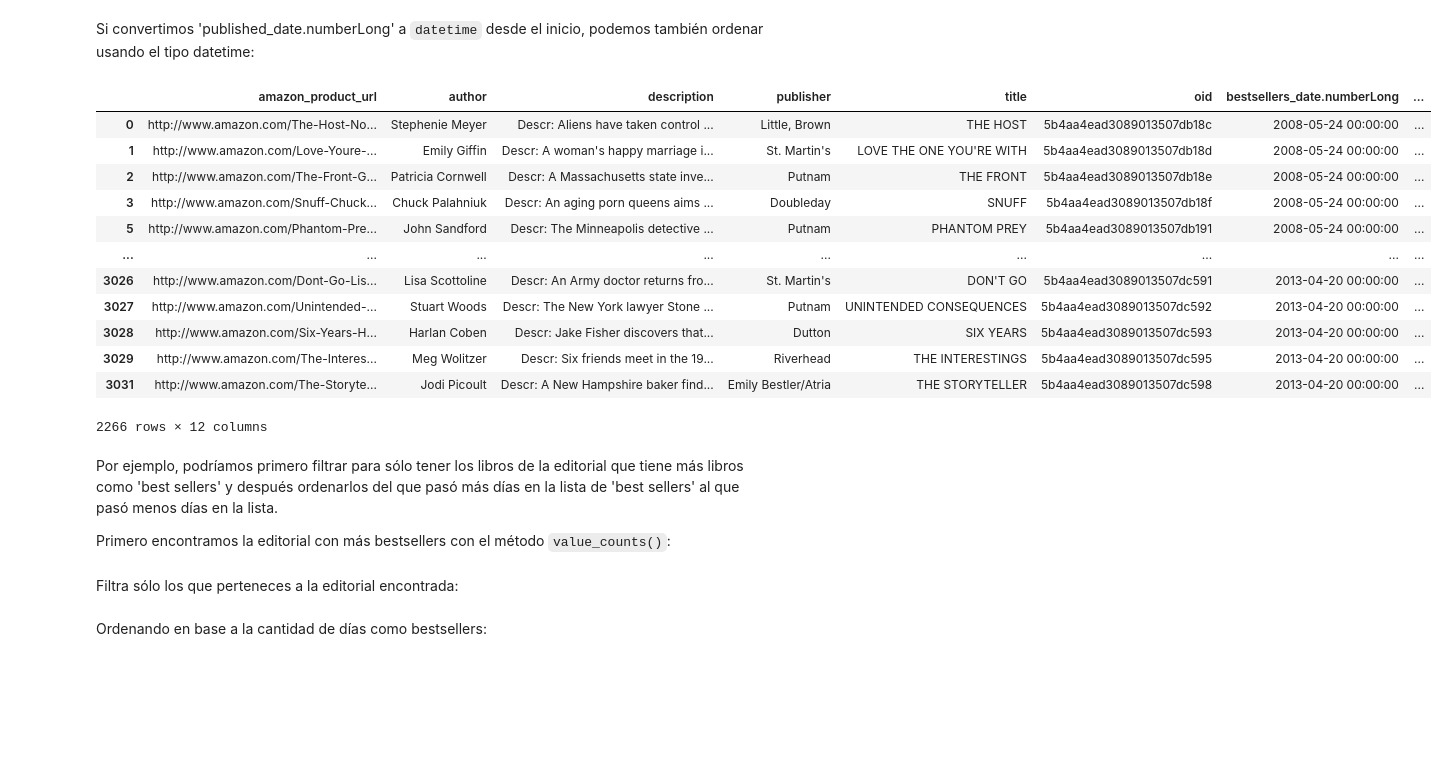
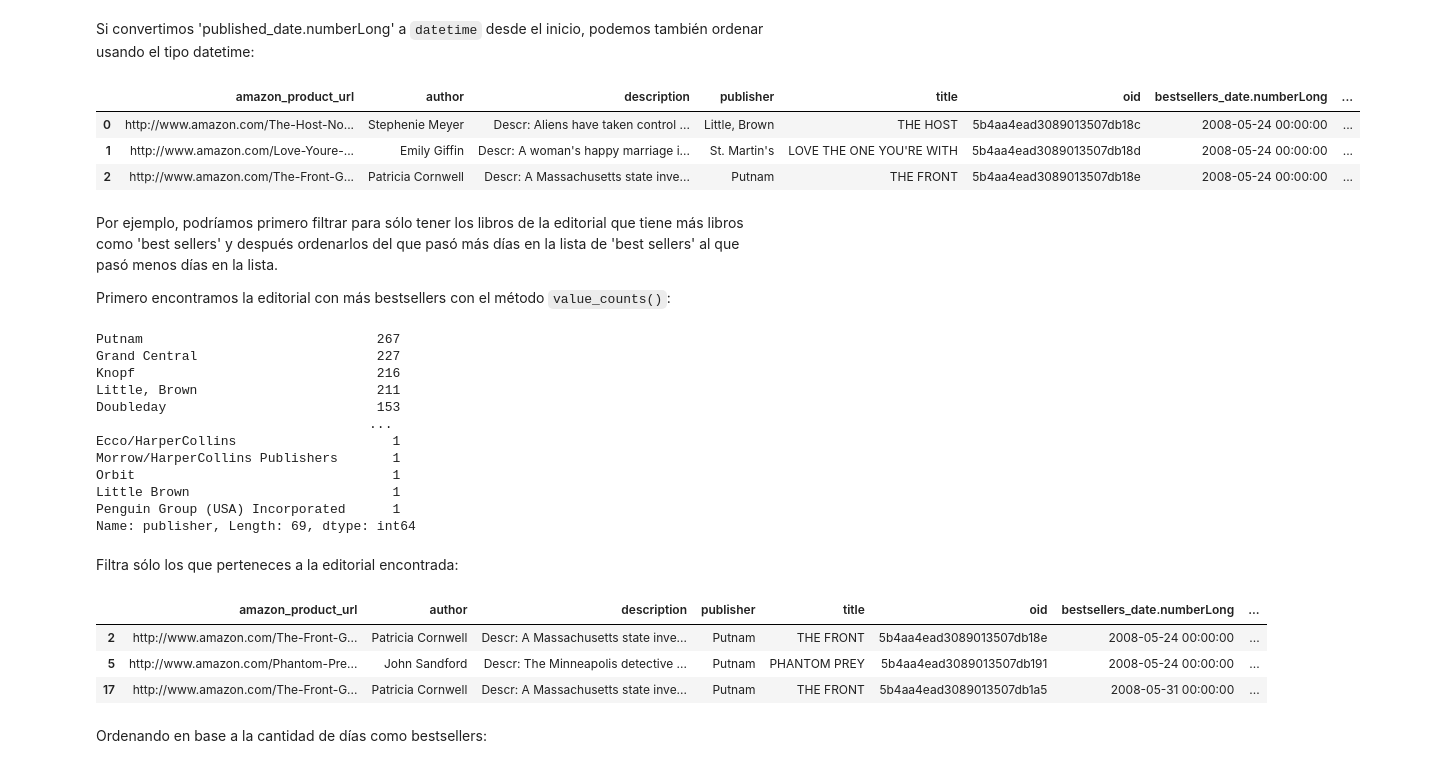
Before and after one commit to rctorr/data-analisis-cdmx-20-05, a Jupyter notebook: Sesion-07/Ejemplo-06/sort.ipynb, the cells around one changed output. Cells and saved outputs as stored; diff of their text form; code cells hidden in the pictures; blank space fills up the shorter version.

```diff
--- a/Sesion-07/Ejemplo-06/sort.ipynb
+++ b/Sesion-07/Ejemplo-06/sort.ipynb
@@ -65,28 +72,34 @@ ordenado_por_fecha[["amazon_product_url", "published_date.numberLong"]]
 # %% [markdown]
 Si convertimos 'published_date.numberLong' a `datetime` desde el inicio, podemos también ordenar usando el tipo datetime:
 # %%
-df['published_date.numberLong'] = pd.to_datetime(df['published_date.numberLong'], unit='ms')
+df['published_date.numberLong'] = pd.to_datetime(
+    df['published_date.numberLong'], unit='ms')
 # %%
-df.sort_values('published_date.numberLong', ascending=True)
+df.sort_values('published_date.numberLong').head(3)
 # %% [output]
 |  | amazon_product_url | author | description | publisher | title | oid | bestsellers_date.numberLong | ... |
 | 0 | http://www.amazon.com/The-Host-No... | Stephenie Meyer | Descr: Aliens have taken control ... | Little, Brown | THE HOST | 5b4aa4ead3089013507db18c | 2008-05-24 00:00:00 | ... |
 | 1 | http://www.amazon.com/Love-Youre-... | Emily Giffin | Descr: A woman's happy marriage i... | St. Martin's | LOVE THE ONE YOU'RE WITH | 5b4aa4ead3089013507db18d | 2008-05-24 00:00:00 | ... |
 | 2 | http://www.amazon.com/The-Front-G... | Patricia Cornwell | Descr: A Massachusetts state inve... | Putnam | THE FRONT | 5b4aa4ead3089013507db18e | 2008-05-24 00:00:00 | ... |
-| 3 | http://www.amazon.com/Snuff-Chuck... | Chuck Palahniuk | Descr: An aging porn queens aims ... | Doubleday | SNUFF | 5b4aa4ead3089013507db18f | 2008-05-24 00:00:00 | ... |
-| 5 | http://www.amazon.com/Phantom-Pre... | John Sandford | Descr: The Minneapolis detective ... | Putnam | PHANTOM PREY | 5b4aa4ead3089013507db191 | 2008-05-24 00:00:00 | ... |
-| ... | ... | ... | ... | ... | ... | ... | ... | ... |
-| 3026 | http://www.amazon.com/Dont-Go-Lis... | Lisa Scottoline | Descr: An Army doctor returns fro... | St. Martin's | DON'T GO | 5b4aa4ead3089013507dc591 | 2013-04-20 00:00:00 | ... |
-| 3027 | http://www.amazon.com/Unintended-... | Stuart Woods | Descr: The New York lawyer Stone ... | Putnam | UNINTENDED CONSEQUENCES | 5b4aa4ead3089013507dc592 | 2013-04-20 00:00:00 | ... |
-| 3028 | http://www.amazon.com/Six-Years-H... | Harlan Coben | Descr: Jake Fisher discovers that... | Dutton | SIX YEARS | 5b4aa4ead3089013507dc593 | 2013-04-20 00:00:00 | ... |
-| 3029 | http://www.amazon.com/The-Interes... | Meg Wolitzer | Descr: Six friends meet in the 19... | Riverhead | THE INTERESTINGS | 5b4aa4ead3089013507dc595 | 2013-04-20 00:00:00 | ... |
-| 3031 | http://www.amazon.com/The-Storyte... | Jodi Picoult | Descr: A New Hampshire baker find... | Emily Bestler/Atria | THE STORYTELLER | 5b4aa4ead3089013507dc598 | 2013-04-20 00:00:00 | ... |
-2266 rows × 12 columns
 # %% [markdown]
 Por ejemplo, podríamos primero filtrar para sólo tener los libros de la editorial que tiene más libros como 'best sellers' y después ordenarlos del que pasó más días en la lista de 'best sellers' al que pasó menos días en la lista.
 
 Primero encontramos la editorial con más bestsellers con el método `value_counts()`:
 # %%
 # encuentra la editorial
+df["publisher"].value_counts()
+# %% [output]
+Putnam                              267
+Grand Central                       227
+Knopf                               216
+Little, Brown                       211
+Doubleday                           153
+                                   ...
+Ecco/HarperCollins                    1
+Morrow/HarperCollins Publishers       1
+Orbit                                 1
+Little Brown                          1
+Penguin Group (USA) Incorporated      1
+Name: publisher, Length: 69, dtype: int64
 # %% [markdown]
 Filtra sólo los que perteneces a la editorial encontrada:
@@ -95,3 +106,11 @@ df_1 =
+# %%
+df_1 =  df[ df["publisher"] == "Putnam" ]
+df_1.head(3)
+# %% [output]
+|  | amazon_product_url | author | description | publisher | title | oid | bestsellers_date.numberLong | ... |
+| 2 | http://www.amazon.com/The-Front-G... | Patricia Cornwell | Descr: A Massachusetts state inve... | Putnam | THE FRONT | 5b4aa4ead3089013507db18e | 2008-05-24 00:00:00 | ... |
+| 5 | http://www.amazon.com/Phantom-Pre... | John Sandford | Descr: The Minneapolis detective ... | Putnam | PHANTOM PREY | 5b4aa4ead3089013507db191 | 2008-05-24 00:00:00 | ... |
+| 17 | http://www.amazon.com/The-Front-G... | Patricia Cornwell | Descr: A Massachusetts state inve... | Putnam | THE FRONT | 5b4aa4ead3089013507db1a5 | 2008-05-31 00:00:00 | ... |
 # %% [markdown]
 Ordenando en base a la cantidad de días como bestsellers:
 # %%
```
Also changed, not shown: parts of 6 cells of this notebook, 5 other files.
